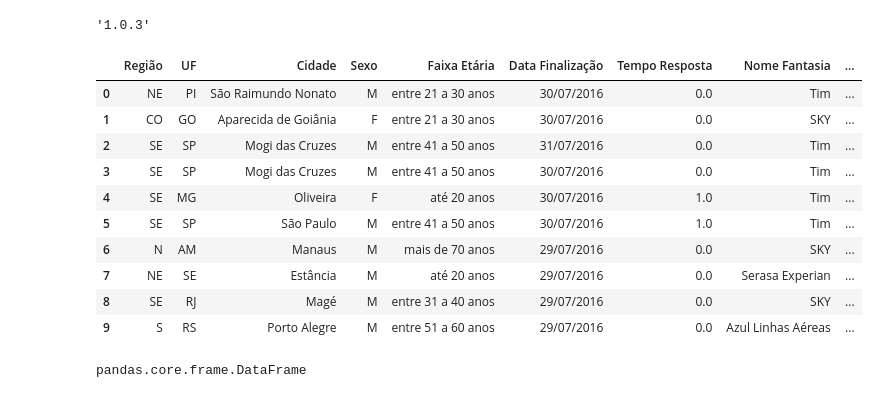
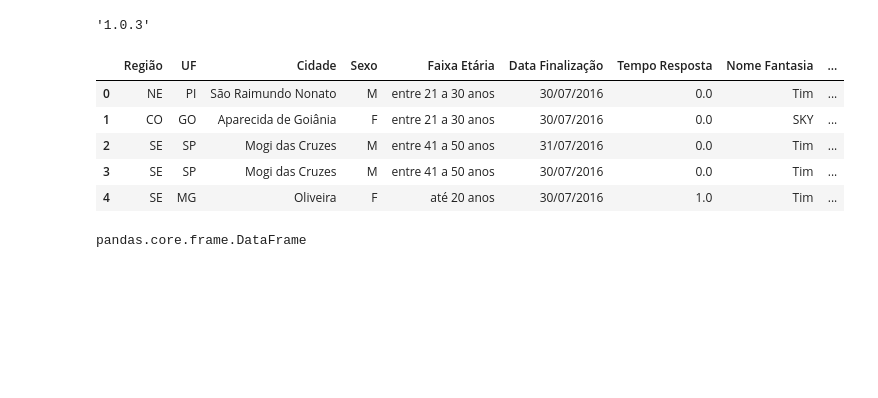
Before and after one commit to DAVIDKSOUSA/DATA-SCIENCE-NA-PR-TICA, a Jupyter notebook: Reclamações_Gov.ipynb, the cells around one changed output. Drawn from its saved outputs; the diff is of its cells as text; code cells hidden in the pictures; blank space fills up the shorter version.

```diff
--- a/Reclamações_Gov.ipynb
+++ b/Reclamações_Gov.ipynb
@@ -22,19 +22,14 @@ pd.__version__
 '1.0.3'
 # %%
 df = pd.read_csv("/content/drive/My Drive/DataFrames/2_semestre_2016.csv", sep=";", encoding="latin1")
-df.head(10)
+df.head()
 # %% [output]
 |  | Região | UF | Cidade | Sexo | Faixa Etária | Data Finalização | Tempo Resposta | Nome Fantasia | ... |
 | 0 | NE | PI | São Raimundo Nonato | M | entre 21 a 30 anos | 30/07/2016 | 0.0 | Tim | ... |
 | 1 | CO | GO | Aparecida de Goiânia | F | entre 21 a 30 anos | 30/07/2016 | 0.0 | SKY | ... |
 | 2 | SE | SP | Mogi das Cruzes | M | entre 41 a 50 anos | 31/07/2016 | 0.0 | Tim | ... |
 | 3 | SE | SP | Mogi das Cruzes | M | entre 41 a 50 anos | 30/07/2016 | 0.0 | Tim | ... |
 | 4 | SE | MG | Oliveira | F | até 20 anos | 30/07/2016 | 1.0 | Tim | ... |
-| 5 | SE | SP | São Paulo | M | entre 41 a 50 anos | 30/07/2016 | 1.0 | Tim | ... |
-| 6 | N | AM | Manaus | M | mais de 70 anos | 29/07/2016 | 0.0 | SKY | ... |
-| 7 | NE | SE | Estância | M | até 20 anos | 29/07/2016 | 0.0 | Serasa Experian | ... |
-| 8 | SE | RJ | Magé | M | entre 31 a 40 anos | 29/07/2016 | 0.0 | SKY | ... |
-| 9 | S | RS | Porto Alegre | M | entre 51 a 60 anos | 29/07/2016 | 0.0 | Azul Linhas Aéreas | ... |
 # %%
 type(df)
 # %% [output]
```
Also changed, not shown: parts of 27 cells of this notebook.
